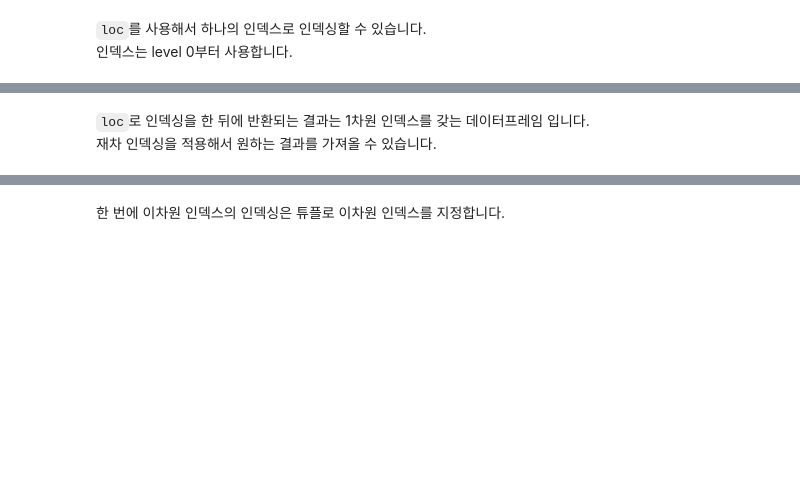
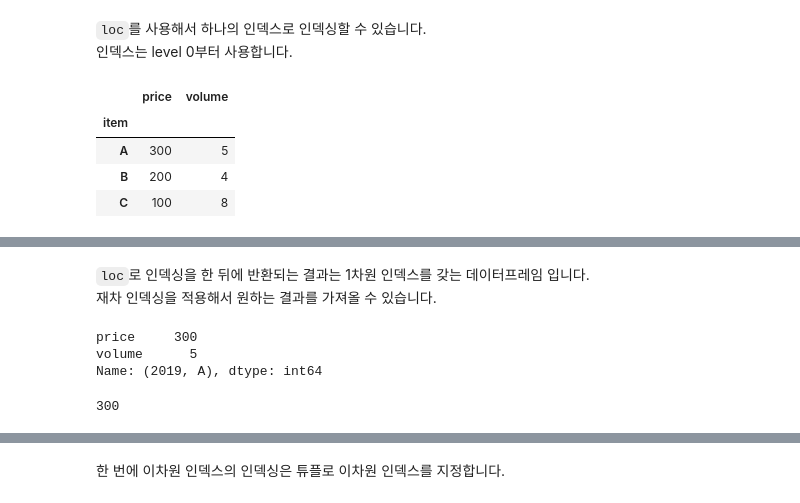
Before and after one commit to y001003/yeardream, a Jupyter notebook: python_basic/DataFrame3.ipynb, the cells around one changed output, grey strips where cells are left out. Drawn from its saved outputs; the diff is of its cells as text; code cells hidden in the pictures; blank space fills up the shorter version.

```diff
--- a/python_basic/DataFrame3.ipynb
+++ b/python_basic/DataFrame3.ipynb
@@ -62,11 +110,30 @@ FrozenList(['date', 'item'])
 # %% [markdown]
 `loc`를 사용해서 하나의 인덱스로 인덱싱할 수 있습니다.
 인덱스는 level 0부터 사용합니다.
+# %%
+t.loc['2019']
+# %% [output]
+|  | price | volume |
+| item |  |  |
+| A | 300 | 5 |
+| B | 200 | 4 |
+| C | 100 | 8 |
 # %% [markdown]
 <img src="https://i.ibb.co/V3F1swK/pandas-2-3.png" width="200" style="float:left" />
 # %% [markdown]
 `loc`로 인덱싱을 한 뒤에 반환되는 결과는 1차원 인덱스를 갖는 데이터프레임 입니다.
 재차 인덱싱을 적용해서 원하는 결과를 가져올 수 있습니다.
+# %%
+t.loc['2019'].loc['A']
+t.loc[('2019','A')]
+# %% [output]
+price     300
+volume      5
+Name: (2019, A), dtype: int64
+# %%
+t.loc['2019'].loc['A','price']
+# %% [output]
+300
 # %% [markdown]
 <img src="https://i.ibb.co/DMqtBnw/pandas-2-4.png" width="200" style="float:left" />
 # %% [markdown]
```
Also changed, not shown: parts of 15 cells of this notebook.
